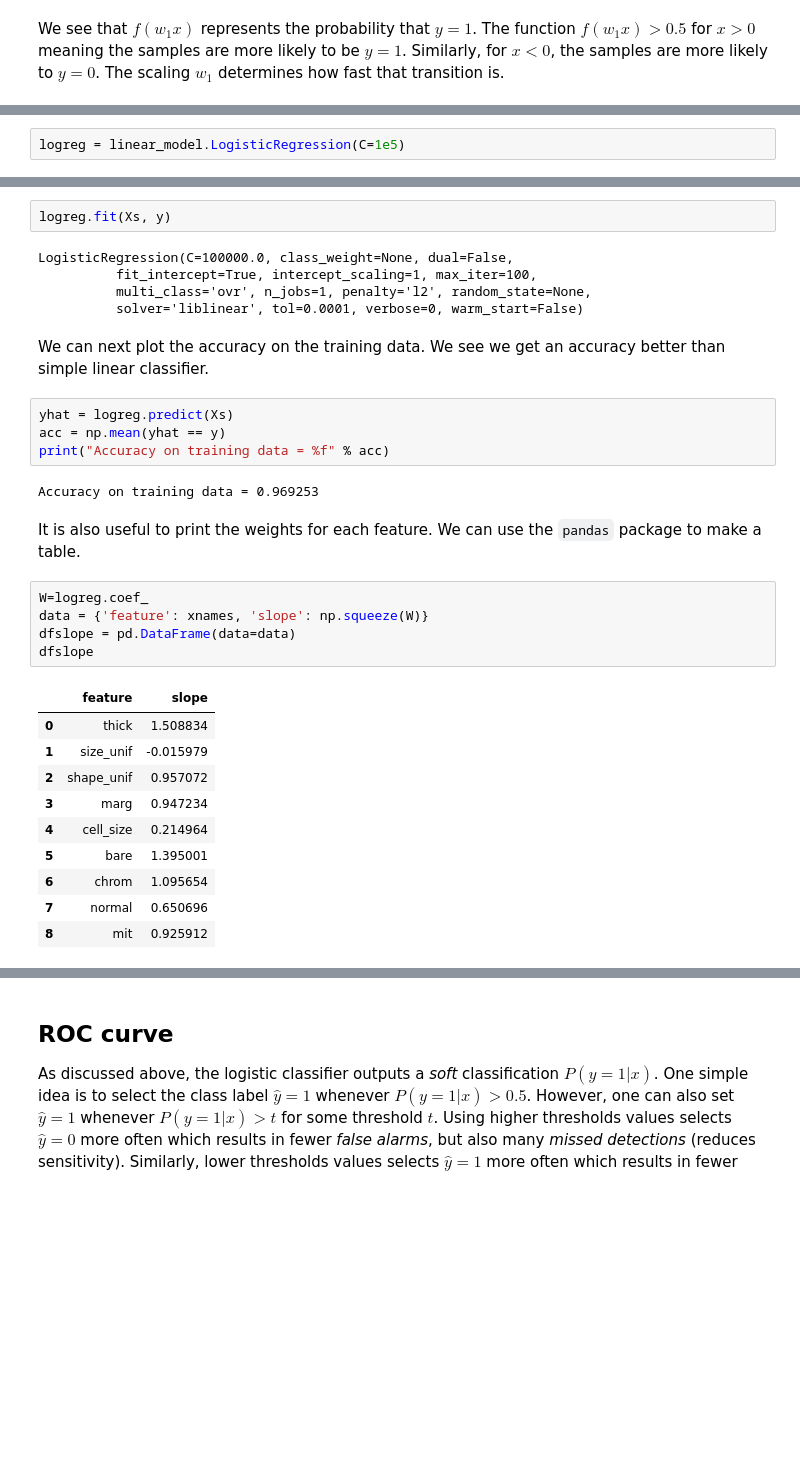
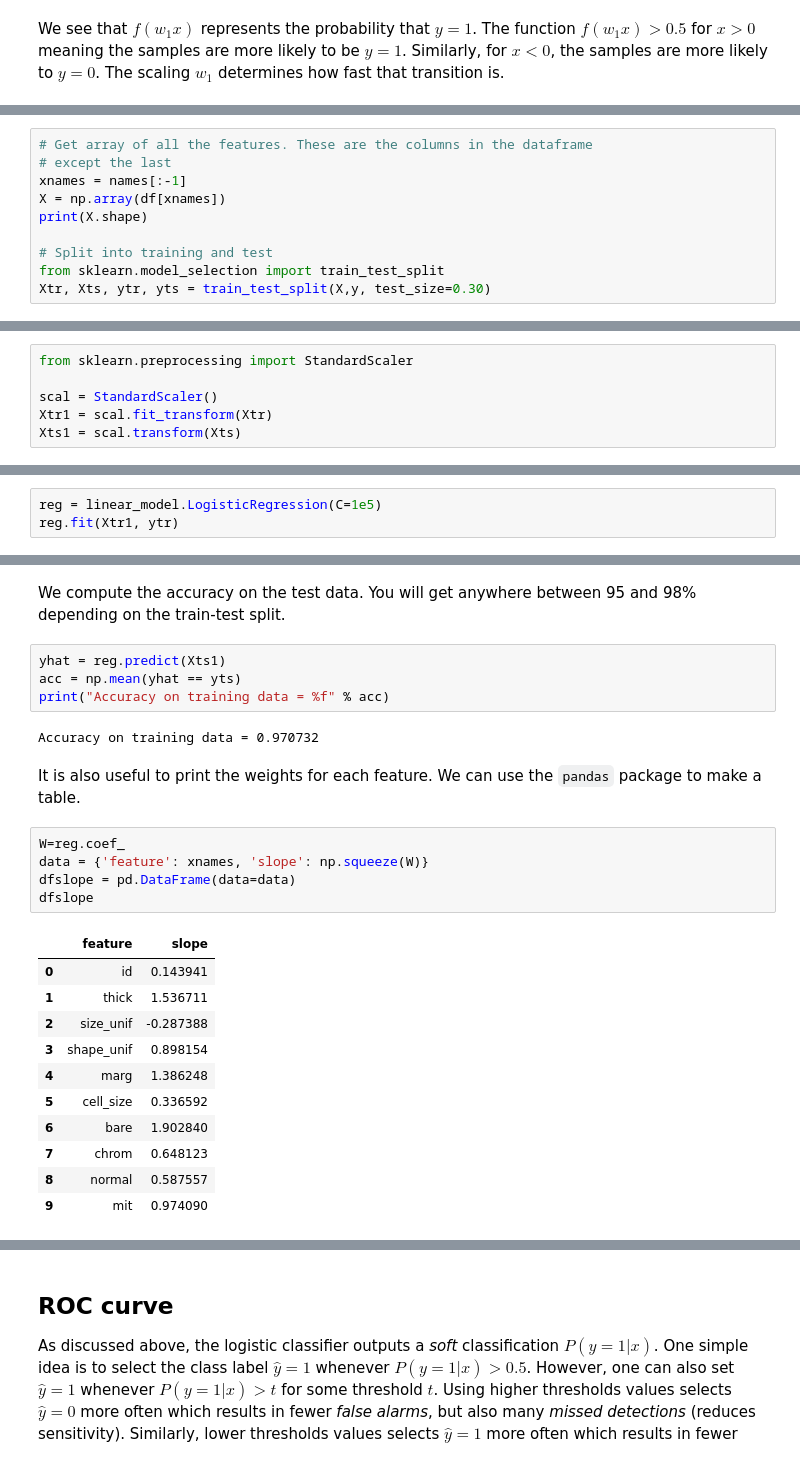
Before and after one commit to sdrangan/introml, a Jupyter notebook: unit06_logistic/demo_breast_cancer.ipynb, the cells around one changed output, grey strips where cells are left out. Drawn from its saved outputs; the diff is of its cells as text; blank space fills up the shorter version.

```diff
--- a/unit06_logistic/demo_breast_cancer.ipynb
+++ b/unit06_logistic/demo_breast_cancer.ipynb
@@ -279,0 +269,10 @@ Xs = preprocessing.scale(X)
+# %%
+# Get array of all the features. These are the columns in the dataframe
+# except the last
+xnames = names[:-1]
+X = np.array(df[xnames])
+print(X.shape)
+
+# Split into training and test
+from sklearn.model_selection import train_test_split
+Xtr, Xts, ytr, yts = train_test_split(X,y, test_size=0.30)
@@ -280 +283,7 @@ Xs = preprocessing.scale(X)
+# %%
+from sklearn.preprocessing import StandardScaler
+
+scal = StandardScaler()
+Xtr1 = scal.fit_transform(Xtr)
+Xts1 = scal.transform(Xts)
 # %% [markdown]
@@ -282,2 +291,3 @@ Next, we create a logistic regression object.  The parameter `C` states the leve
 # %%
-logreg = linear_model.LogisticRegression(C=1e5)
+reg = linear_model.LogisticRegression(C=1e5)
+reg.fit(Xtr1, ytr)
@@ -286,36 +300,30 @@ Then, we fit the model.
-# %%
-logreg.fit(Xs, y)
-# %% [output]
-LogisticRegression(C=100000.0, class_weight=None, dual=False,
-          fit_intercept=True, intercept_scaling=1, max_iter=100,
-          multi_class='ovr', n_jobs=1, penalty='l2', random_state=None,
-          solver='liblinear', tol=0.0001, verbose=0, warm_start=False)
-# %% [markdown]
-We can next plot the accuracy on the training data.  We see we get an accuracy better than simple linear classifier.
+# %% [markdown]
+We compute the accuracy on the test data. You will get anywhere between 95 and 98% depending on the train-test split.
 # %%
-yhat = logreg.predict(Xs)
-acc = np.mean(yhat == y)
+yhat = reg.predict(Xts1)
+acc = np.mean(yhat == yts)
 print("Accuracy on training data = %f" % acc)
 # %% [output]
-Accuracy on training data = 0.969253
+Accuracy on training data = 0.970732
 # %% [markdown]
 It is also useful to print the weights for each feature.  We can use the `pandas` package to make a table.
 # %%
-W=logreg.coef_
+W=reg.coef_
 data = {'feature': xnames, 'slope': np.squeeze(W)}
 dfslope = pd.DataFrame(data=data)
 dfslope
 # %% [output]
 |  | feature | slope |
-| 0 | thick | 1.508834 |
-| 1 | size_unif | -0.015979 |
-| 2 | shape_unif | 0.957072 |
-| 3 | marg | 0.947234 |
-| 4 | cell_size | 0.214964 |
-| 5 | bare | 1.395001 |
-| 6 | chrom | 1.095654 |
-| 7 | normal | 0.650696 |
-| 8 | mit | 0.925912 |
+| 0 | id | 0.143941 |
+| 1 | thick | 1.536711 |
+| 2 | size_unif | -0.287388 |
+| 3 | shape_unif | 0.898154 |
+| 4 | marg | 1.386248 |
+| 5 | cell_size | 0.336592 |
+| 6 | bare | 1.902840 |
+| 7 | chrom | 0.648123 |
+| 8 | normal | 0.587557 |
+| 9 | mit | 0.974090 |
 # %% [markdown]
 ## Cross-Validation
 
```
Also changed, not shown: parts of 14 cells of this notebook, 6 other files.
